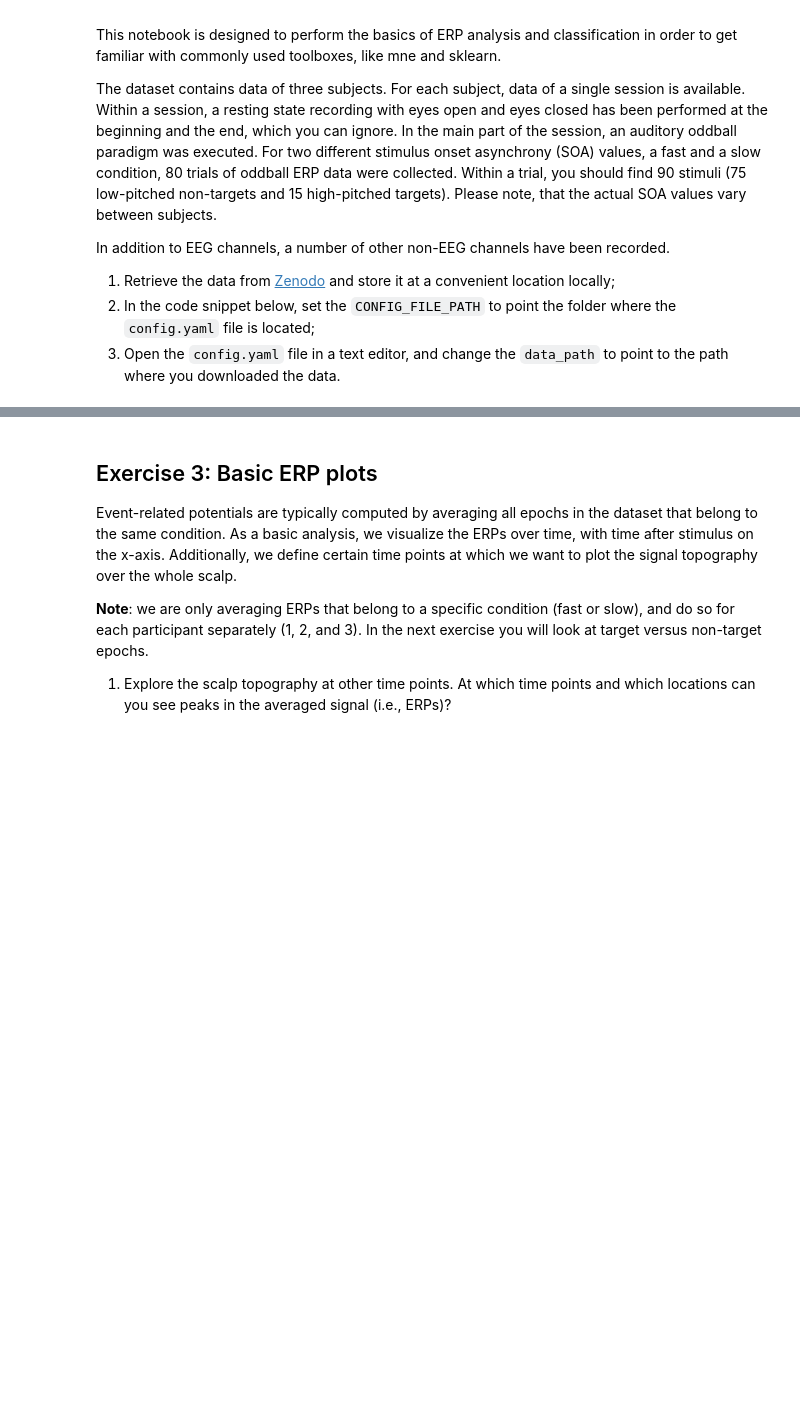
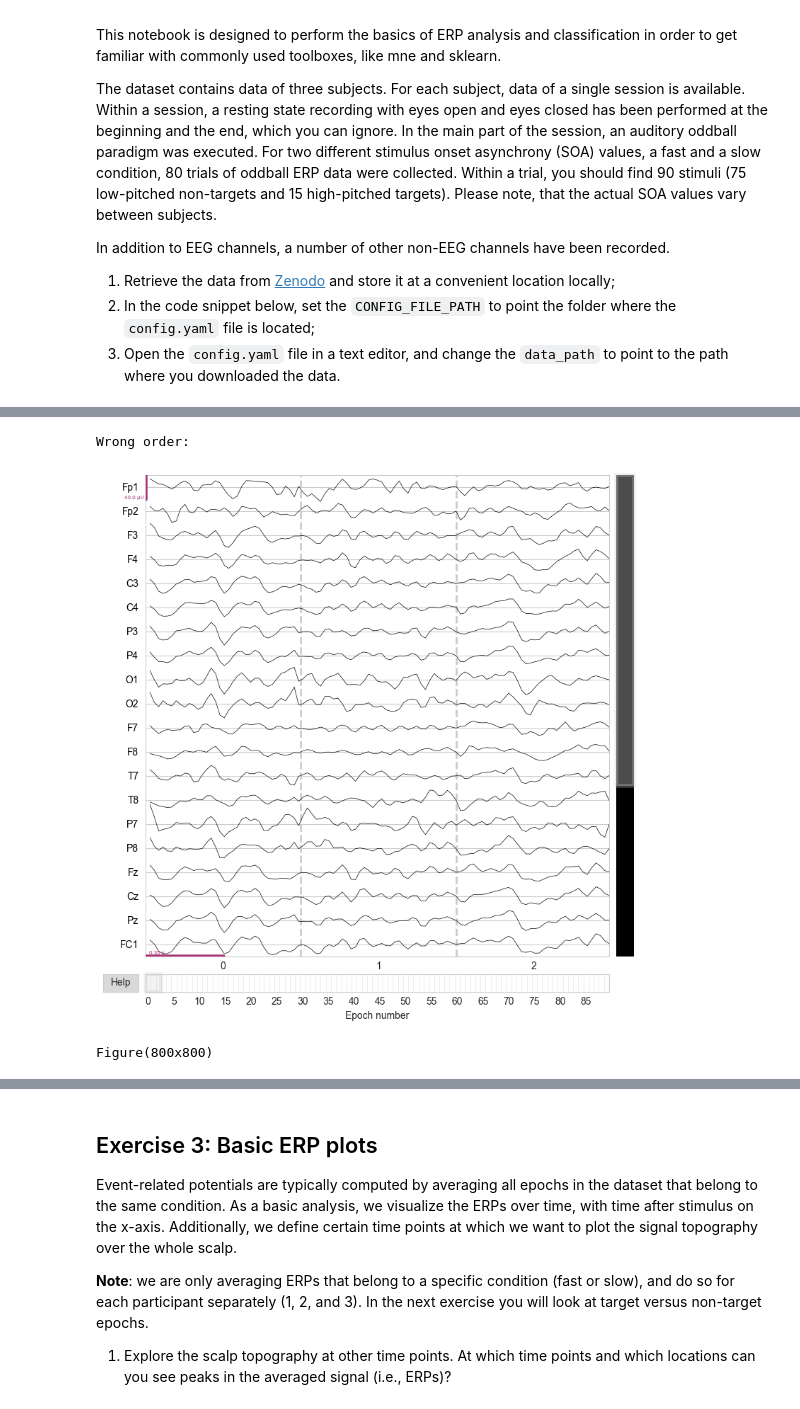
Before and after one commit to pschristodoulou/BCI_course, a Jupyter notebook: Assignments/Assignment6/assignment_06_erp_analysis.ipynb, the cells around one changed output, grey strips where cells are left out. Drawn from its saved outputs; the diff is of its cells as text; code cells hidden in the pictures; blank space fills up the shorter version.

```diff
--- a/Assignments/Assignment6/assignment_06_erp_analysis.ipynb
+++ b/Assignments/Assignment6/assignment_06_erp_analysis.ipynb
@@ -144,0 +208,13 @@ print("Done!")
+# %%
+eeg_unf_data = mne.io.read_raw_brainvision(test_file, misc= non_eeg_channels)
+eeg_unf_data.set_montage('standard_1020').load_data()
+# Filtering after preprocessing
+epo_unf_data = preprocessed_to_epoch(eeg_unf_data, baseline_ival=baseline_ival)
+epo_f_data = epo_unf_data.filter(l_freq = filter_band[0],h_freq = filter_band[1], method ='iir')
+
+print("Wrong order:")
+print(epo_f_data.plot(n_epochs=3, n_channels=20))
+# %% [output]
+Wrong order:
+[figure, added]
+Figure(800x800)
```
Also changed, not shown: parts of 14 cells of this notebook, 2 other files.
